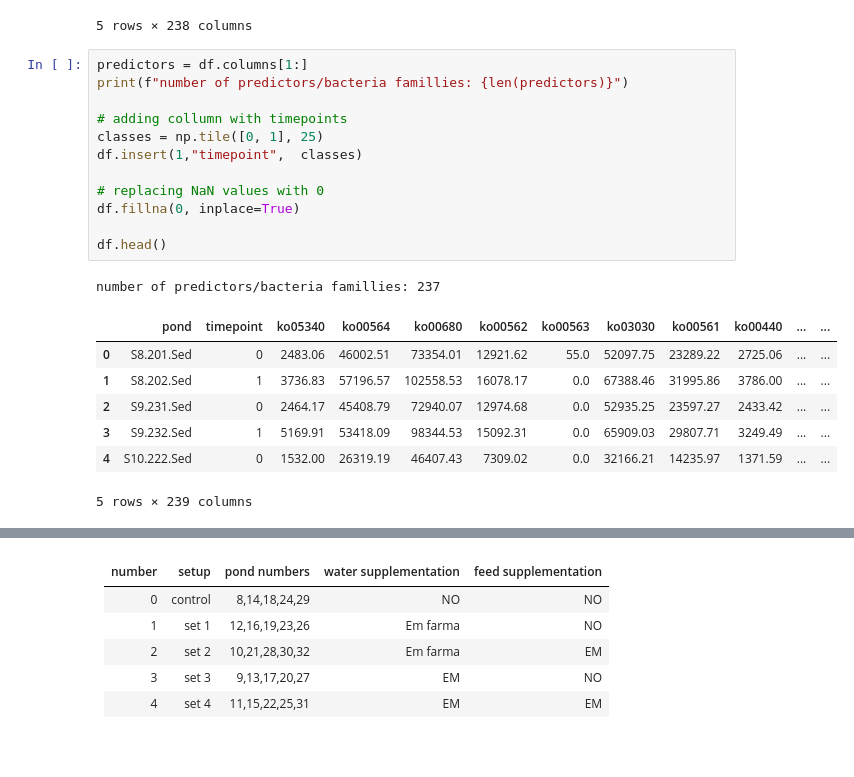
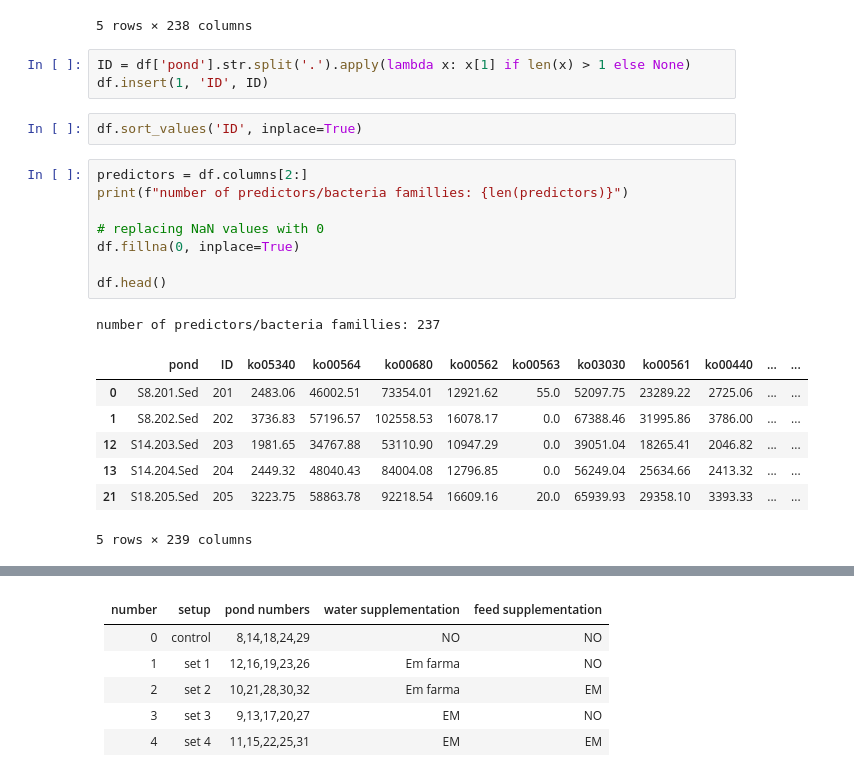
Before and after one commit to paq88/Fish_neural_network_classifier, a Jupyter notebook: sed_based/Sediment_6_KEGG_paths.ipynb, the cells around one changed output, grey strips where cells are left out. Cells and saved outputs as stored; diff of their text form; blank space fills up the shorter version.

```diff
--- a/sed_based/Sediment_6_KEGG_paths.ipynb
+++ b/sed_based/Sediment_6_KEGG_paths.ipynb
@@ -38,26 +38,27 @@ df.head()
 | 3 | S9.232.Sed | 5169.91 | 53418.09 | 98344.53 | 15092.31 | 0.0 | 65909.03 | 29807.71 | 3249.49 | 98762.58 | ... | ... |
 | 4 | S10.222.Sed | 1532.00 | 26319.19 | 46407.43 | 7309.02 | 0.0 | 32166.21 | 14235.97 | 1371.59 | 48799.16 | ... | ... |
 5 rows × 238 columns
+# %%
+ID = df['pond'].str.split('.').apply(lambda x: x[1] if len(x) > 1 else None)
+df.insert(1, 'ID', ID)
+# %%
+df.sort_values('ID', inplace=True)
 # %%
-predictors = df.columns[1:]
+predictors = df.columns[2:]
 print(f"number of predictors/bacteria famillies: {len(predictors)}")
-
-# adding collumn with timepoints
-classes = np.tile([0, 1], 25)
-df.insert(1,"timepoint",  classes)
 
 # replacing NaN values with 0
 df.fillna(0, inplace=True)
 
 df.head()
 # %% [output]
 number of predictors/bacteria famillies: 237
-|  | pond | timepoint | ko05340 | ko00564 | ko00680 | ko00562 | ko00563 | ko03030 | ko00561 | ko00440 | ... | ... |
-| 0 | S8.201.Sed | 0 | 2483.06 | 46002.51 | 73354.01 | 12921.62 | 55.0 | 52097.75 | 23289.22 | 2725.06 | ... | ... |
-| 1 | S8.202.Sed | 1 | 3736.83 | 57196.57 | 102558.53 | 16078.17 | 0.0 | 67388.46 | 31995.86 | 3786.00 | ... | ... |
-| 2 | S9.231.Sed | 0 | 2464.17 | 45408.79 | 72940.07 | 12974.68 | 0.0 | 52935.25 | 23597.27 | 2433.42 | ... | ... |
-| 3 | S9.232.Sed | 1 | 5169.91 | 53418.09 | 98344.53 | 15092.31 | 0.0 | 65909.03 | 29807.71 | 3249.49 | ... | ... |
-| 4 | S10.222.Sed | 0 | 1532.00 | 26319.19 | 46407.43 | 7309.02 | 0.0 | 32166.21 | 14235.97 | 1371.59 | ... | ... |
+|  | pond | ID | ko05340 | ko00564 | ko00680 | ko00562 | ko00563 | ko03030 | ko00561 | ko00440 | ... | ... |
+| 0 | S8.201.Sed | 201 | 2483.06 | 46002.51 | 73354.01 | 12921.62 | 55.0 | 52097.75 | 23289.22 | 2725.06 | ... | ... |
+| 1 | S8.202.Sed | 202 | 3736.83 | 57196.57 | 102558.53 | 16078.17 | 0.0 | 67388.46 | 31995.86 | 3786.00 | ... | ... |
+| 12 | S14.203.Sed | 203 | 1981.65 | 34767.88 | 53110.90 | 10947.29 | 0.0 | 39051.04 | 18265.41 | 2046.82 | ... | ... |
+| 13 | S14.204.Sed | 204 | 2449.32 | 48040.43 | 84004.08 | 12796.85 | 0.0 | 56249.04 | 25634.66 | 2413.32 | ... | ... |
+| 21 | S18.205.Sed | 205 | 3223.75 | 58863.78 | 92218.54 | 16609.16 | 20.0 | 65939.93 | 29358.10 | 3393.33 | ... | ... |
 5 rows × 239 columns
 # %%
 # for normalisation we will use starndard min-max normalisation
```
Also changed, not shown: parts of 6 cells of this notebook, 2 other files.
